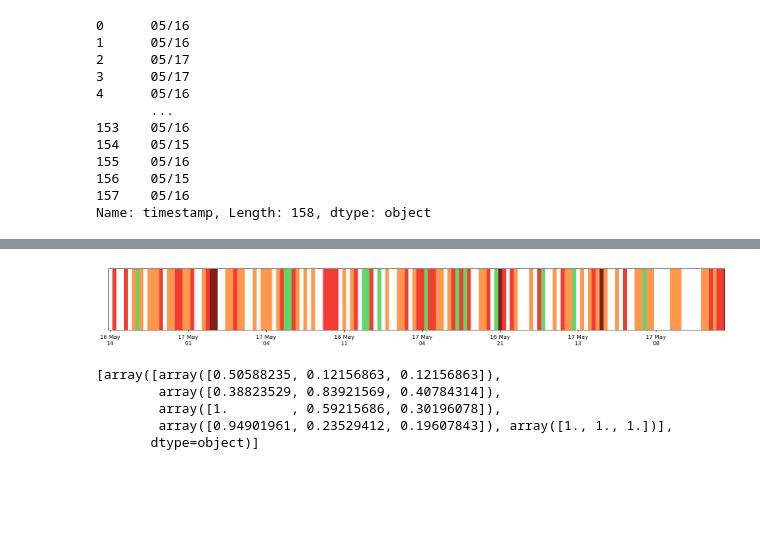
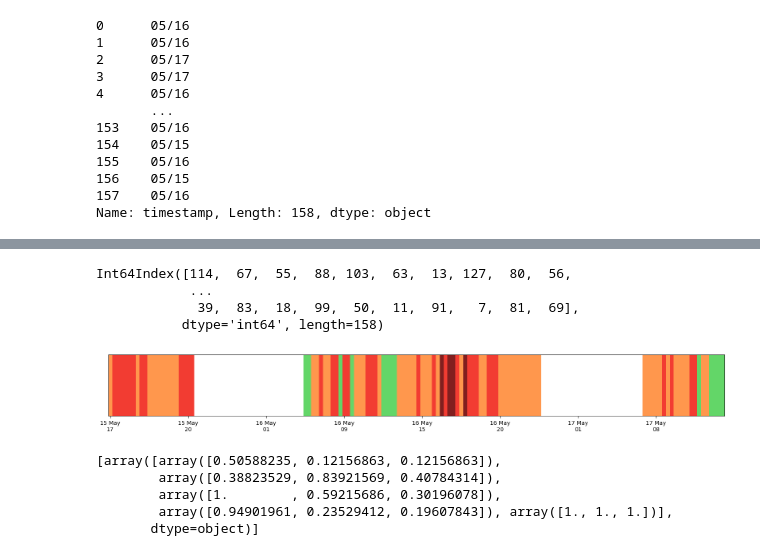
Before and after one commit to datarootsio/filedrukte_Craeybeckxlaan, a Jupyter notebook: calc_length.ipynb, the cells around one changed output, grey strips where cells are left out. Cells and saved outputs as stored; diff of their text form; code cells hidden in the pictures; blank space fills up the shorter version.

```diff
--- a/calc_length.ipynb
+++ b/calc_length.ipynb
@@ -339,26 +343,37 @@ Name: timestamp, Length: 158, dtype: object
+# %%
+df["timestamp"].sort_values().index
+# %% [output]
+Int64Index([114,  67,  55,  88, 103,  63,  13, 127,  80,  56,
+            ...
+             39,  83,  18,  99,  50,  11,  91,   7,  81,  69],
+           dtype='int64', length=158)
+# %%
+df = df.sort_values(by="timestamp").reset_index(drop=True).copy()
 # %%
 from matplotlib import colors
 from matplotlib.dates import DateFormatter
 import matplotlib.dates as mdates
+import matplotlib.ticker as ticker
 
 traffic_colorspace = colors.ListedColormap(color_space)
 
 fig, ax = plt.subplots(figsize = (20,2))
 ax.imshow([df["matplotlib_color_index"].values], cmap=traffic_colorspace, aspect="auto");
-# ax.set(xticks=df["timestamp"].values, xticklabels=df["timestamp"].values);
-ax.set(xticklabels=df["timestamp"].dt.strftime("%d %h\n%H"));
+ax.set(xticks=df["timestamp"].sort_values().index, xticklabels=df["timestamp"].sort_values().dt.strftime("%d %h\n%H"));
+# ax.set(xticklabels=df["timestamp"].sort_values().dt.strftime("%d %h\n%H"));
+ax.xaxis.set_major_locator(ticker.AutoLocator())
 # myFmt = DateFormatter("%m/%d")
 # ax.xaxis.set_major_formatter(myFmt)
 # myFmt_minor = DateFormatter("%h")
 # ax.xaxis.set_minor_formatter(myFmt_minor)
 # ax.xaxis.set_major_formatter(
 #     mdates.ConciseDateFormatter(ax.xaxis.get_major_locator()))
 
 # ## Rotate date labels automatically
 # fig.autofmt_xdate();
 ax.get_yaxis().set_visible(False);
 # %% [output]
-[figure, old version]
+[figure, new version]
 # %%
 traffic_colorspace.colors
 # %% [output]
```
Also changed, not shown: parts of 1 cell of this notebook.
